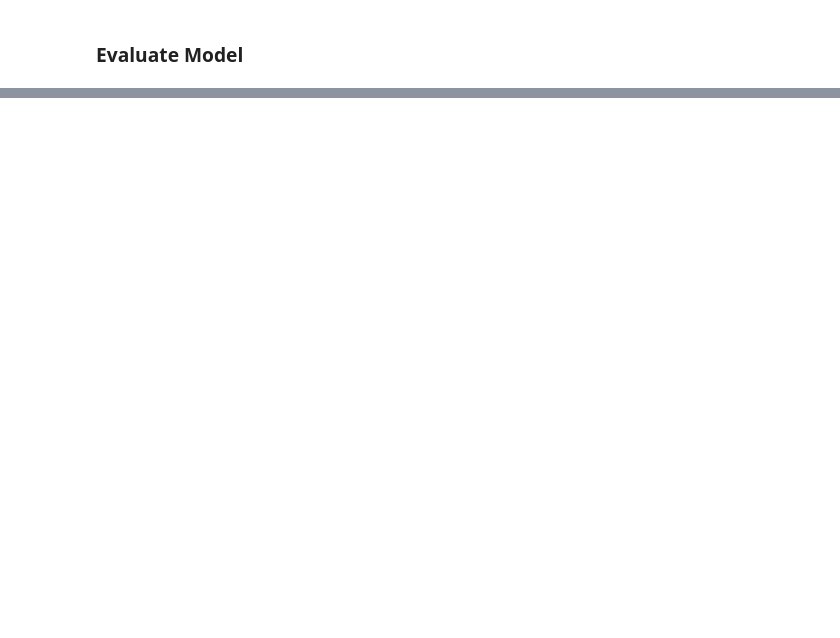
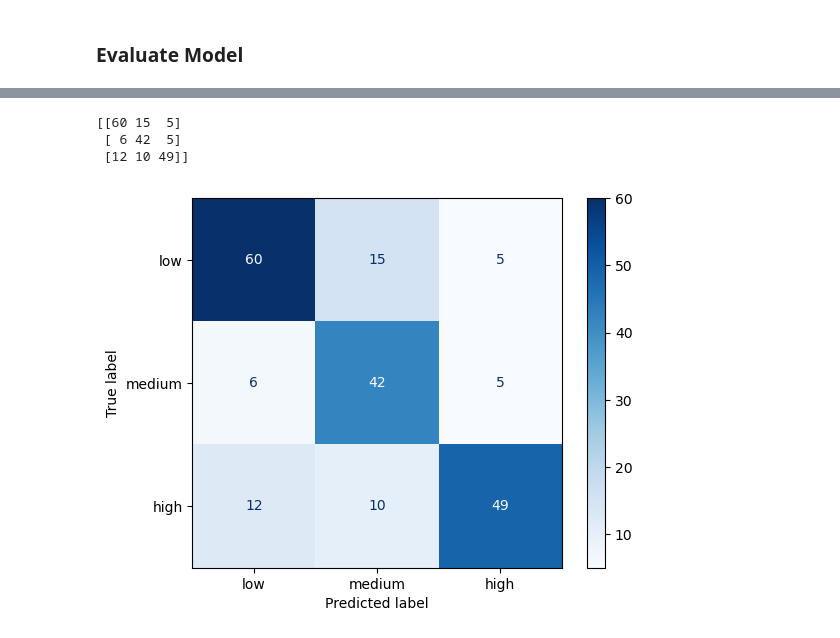
Before and after one commit to wsc0tt/ai4mars, a Jupyter notebook: ai4mars-model.ipynb, the cells around one changed output, grey strips where cells are left out. Drawn from its saved outputs; the diff is of its cells as text; code cells hidden in the pictures; blank space fills up the shorter version.

```diff
--- a/ai4mars-model.ipynb
+++ b/ai4mars-model.ipynb
@@ -723,0 +927,9 @@ plt.show()
+# %%
+en0_history_p2 = en0_model.fit(
+    train_ds,
+    epochs=100,
+    steps_per_epoch=steps_per_epoch,
+    validation_data=val_ds,
+    validation_steps=validation_steps,
+    callbacks=en0_callbacks_p2
+)
@@ -723,0 +1012,13 @@ plt.show()
+# %%
+# Confusion matrix
+cm = confusion_matrix(y_true_indices, pred_indices)
+print(cm)
+print()
+disp = ConfusionMatrixDisplay(confusion_matrix=cm, display_labels=class_names)
+disp.plot(cmap=plt.cm.Blues)
+plt.show()
+# %% [output]
+[[60 15  5]
+ [ 6 42  5]
+ [12 10 49]]
+[figure, added]
```
Also changed, not shown: parts of 13 cells of this notebook.
